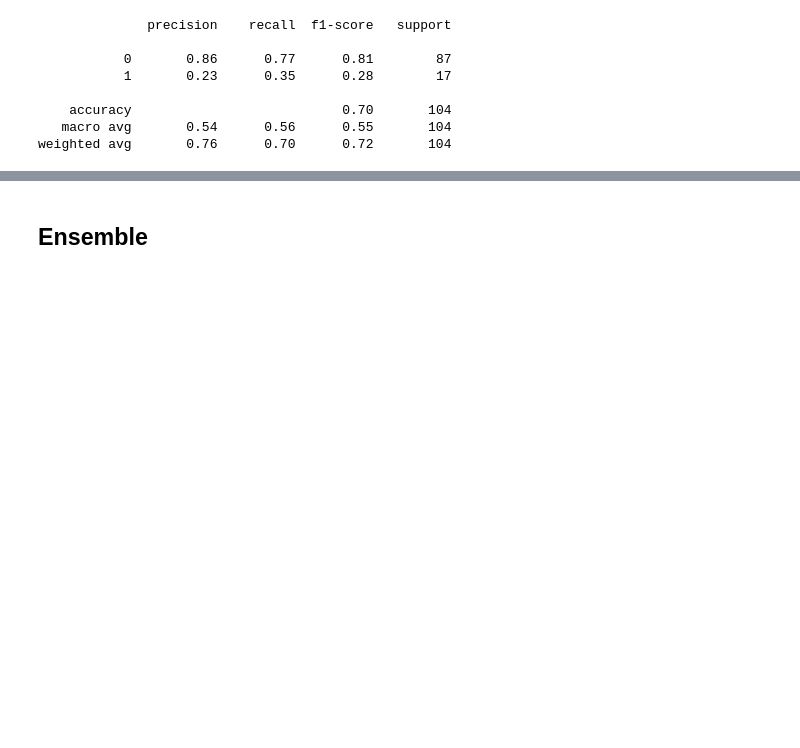
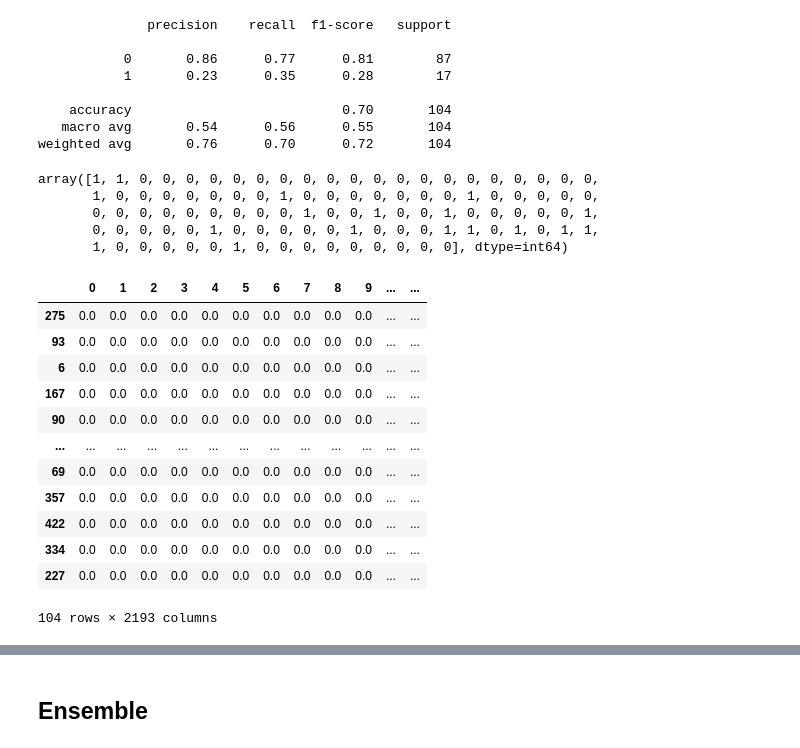
Before and after one commit to CWei88/Group17-Capstone, a Jupyter notebook: Regression.ipynb, the cells around one changed output, grey strips where cells are left out. Saved outputs shown, nothing was run; the diff lists cells and outputs as text; code cells hidden in the pictures; blank space fills up the shorter version.

```diff
--- a/Regression.ipynb
+++ b/Regression.ipynb
@@ -1289,4 +1320,28 @@ print(classification_report(y_test, y_pred))
 weighted avg       0.76      0.70      0.72       104
 # %%
 ocsvm_pred = y_pred
+# %%
+lr_pred
+# %% [output]
+array([1, 1, 0, 0, 0, 0, 0, 0, 0, 0, 0, 0, 0, 0, 0, 0, 0, 0, 0, 0, 0, 0,
+       1, 0, 0, 0, 0, 0, 0, 0, 1, 0, 0, 0, 0, 0, 0, 0, 1, 0, 0, 0, 0, 0,
+       0, 0, 0, 0, 0, 0, 0, 0, 0, 1, 0, 0, 1, 0, 0, 1, 0, 0, 0, 0, 0, 1,
+       0, 0, 0, 0, 0, 1, 0, 0, 0, 0, 0, 1, 0, 0, 0, 1, 1, 0, 1, 0, 1, 1,
+       1, 0, 0, 0, 0, 0, 1, 0, 0, 0, 0, 0, 0, 0, 0, 0], dtype=int64)
+# %%
+X_test
+# %% [output]
+|  | 0 | 1 | 2 | 3 | 4 | 5 | 6 | 7 | 8 | 9 | ... | ... |
+| 275 | 0.0 | 0.0 | 0.0 | 0.0 | 0.0 | 0.0 | 0.0 | 0.0 | 0.0 | 0.0 | ... | ... |
+| 93 | 0.0 | 0.0 | 0.0 | 0.0 | 0.0 | 0.0 | 0.0 | 0.0 | 0.0 | 0.0 | ... | ... |
+| 6 | 0.0 | 0.0 | 0.0 | 0.0 | 0.0 | 0.0 | 0.0 | 0.0 | 0.0 | 0.0 | ... | ... |
+| 167 | 0.0 | 0.0 | 0.0 | 0.0 | 0.0 | 0.0 | 0.0 | 0.0 | 0.0 | 0.0 | ... | ... |
+| 90 | 0.0 | 0.0 | 0.0 | 0.0 | 0.0 | 0.0 | 0.0 | 0.0 | 0.0 | 0.0 | ... | ... |
+| ... | ... | ... | ... | ... | ... | ... | ... | ... | ... | ... | ... | ... |
+| 69 | 0.0 | 0.0 | 0.0 | 0.0 | 0.0 | 0.0 | 0.0 | 0.0 | 0.0 | 0.0 | ... | ... |
+| 357 | 0.0 | 0.0 | 0.0 | 0.0 | 0.0 | 0.0 | 0.0 | 0.0 | 0.0 | 0.0 | ... | ... |
+| 422 | 0.0 | 0.0 | 0.0 | 0.0 | 0.0 | 0.0 | 0.0 | 0.0 | 0.0 | 0.0 | ... | ... |
+| 334 | 0.0 | 0.0 | 0.0 | 0.0 | 0.0 | 0.0 | 0.0 | 0.0 | 0.0 | 0.0 | ... | ... |
+| 227 | 0.0 | 0.0 | 0.0 | 0.0 | 0.0 | 0.0 | 0.0 | 0.0 | 0.0 | 0.0 | ... | ... |
+104 rows × 2193 columns
 # %%
```
Also changed, not shown: parts of 50 cells of this notebook, 45 other files.
